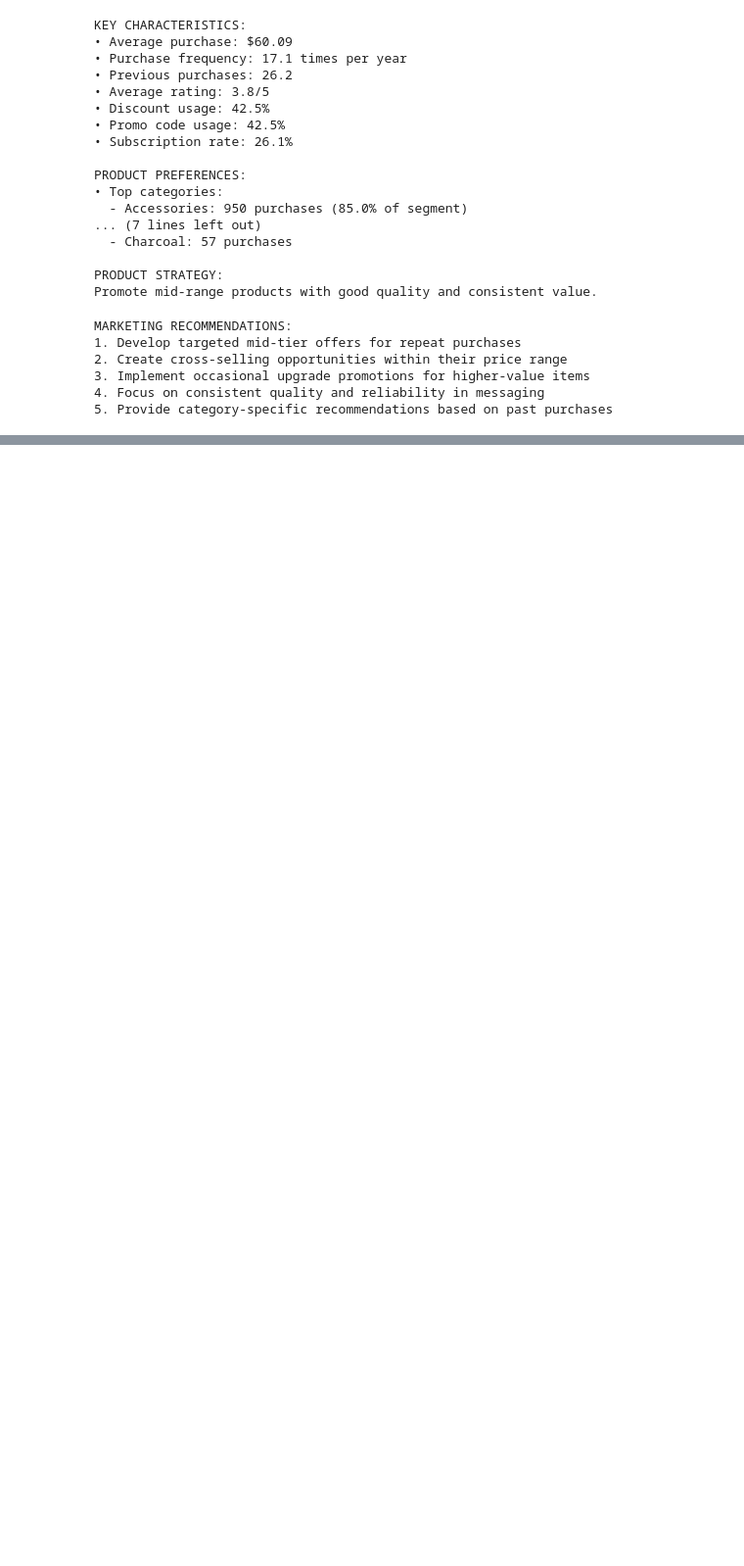
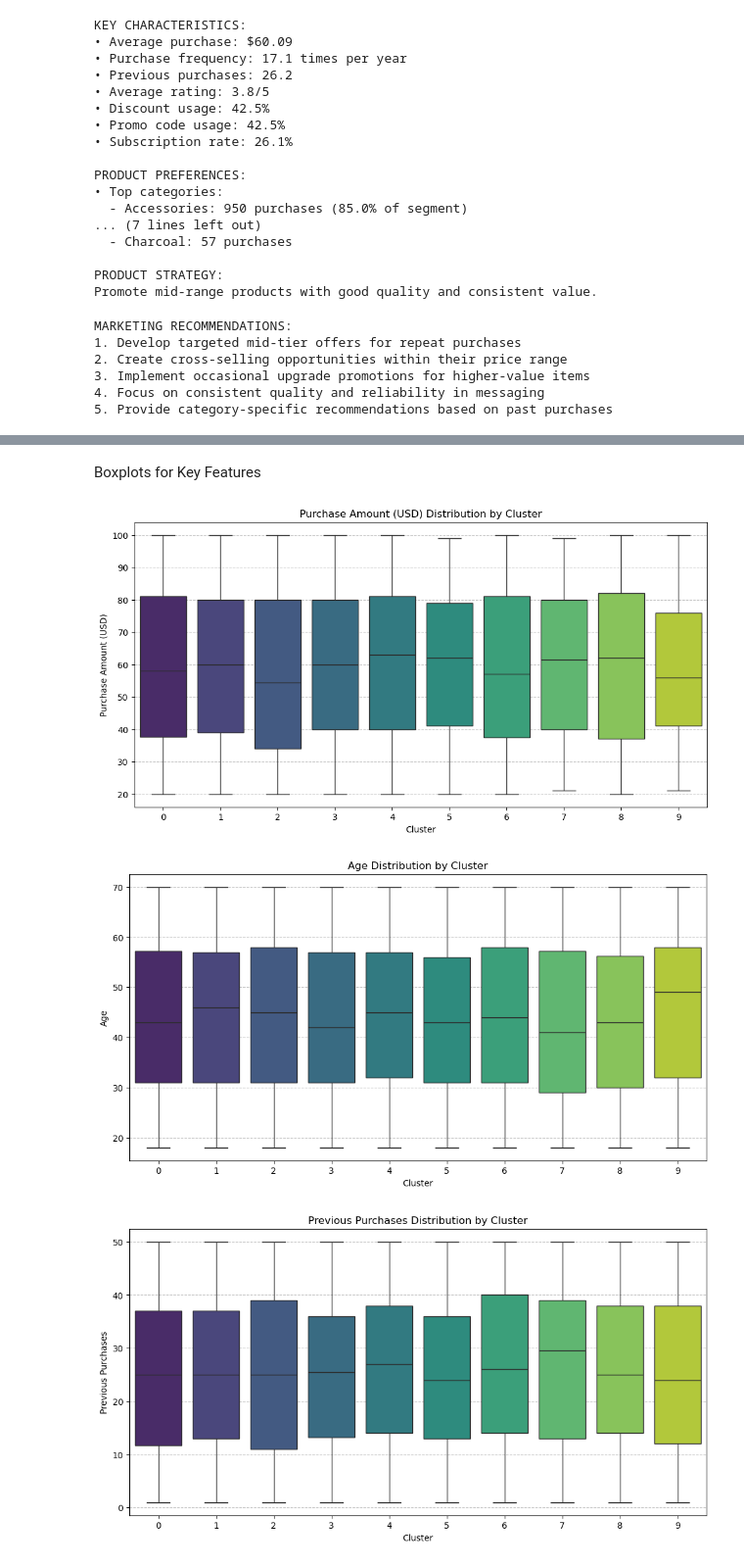
Before and after one commit to CassandraMaldonado/ML_customer_clustering, a Jupyter notebook: LLM_KMeans.ipynb, the cells around one changed output, grey strips where cells are left out. Shown at 98% size. Saved outputs shown, nothing was run; the diff lists cells and outputs as text; code cells hidden in the pictures; blank space fills up the shorter version.

```diff
--- a/LLM_KMeans.ipynb
+++ b/LLM_KMeans.ipynb
@@ -590,0 +632,18 @@ MARKETING RECOMMENDATIONS:
+# %% [markdown]
+ Boxplots for Key Features
+# %%
+# List of numerical features to check
+num_features = ["Purchase Amount (USD)", "Age", "Previous Purchases", "Review Rating"]
+
+for feature in num_features:
+    plt.figure(figsize=(12, 6))
+    sns.boxplot(x="Cluster", y=feature, data=df, palette="viridis")
+    plt.title(f"{feature} Distribution by Cluster")
+    plt.xlabel("Cluster")
+    plt.ylabel(feature)
+    plt.grid(axis="y", linestyle="--", alpha=0.7)
+    plt.show()
+# %% [output]
+[figure, added]
+[figure, added]
+[figure, added]
```
Also changed, not shown: parts of 8 cells of this notebook.
